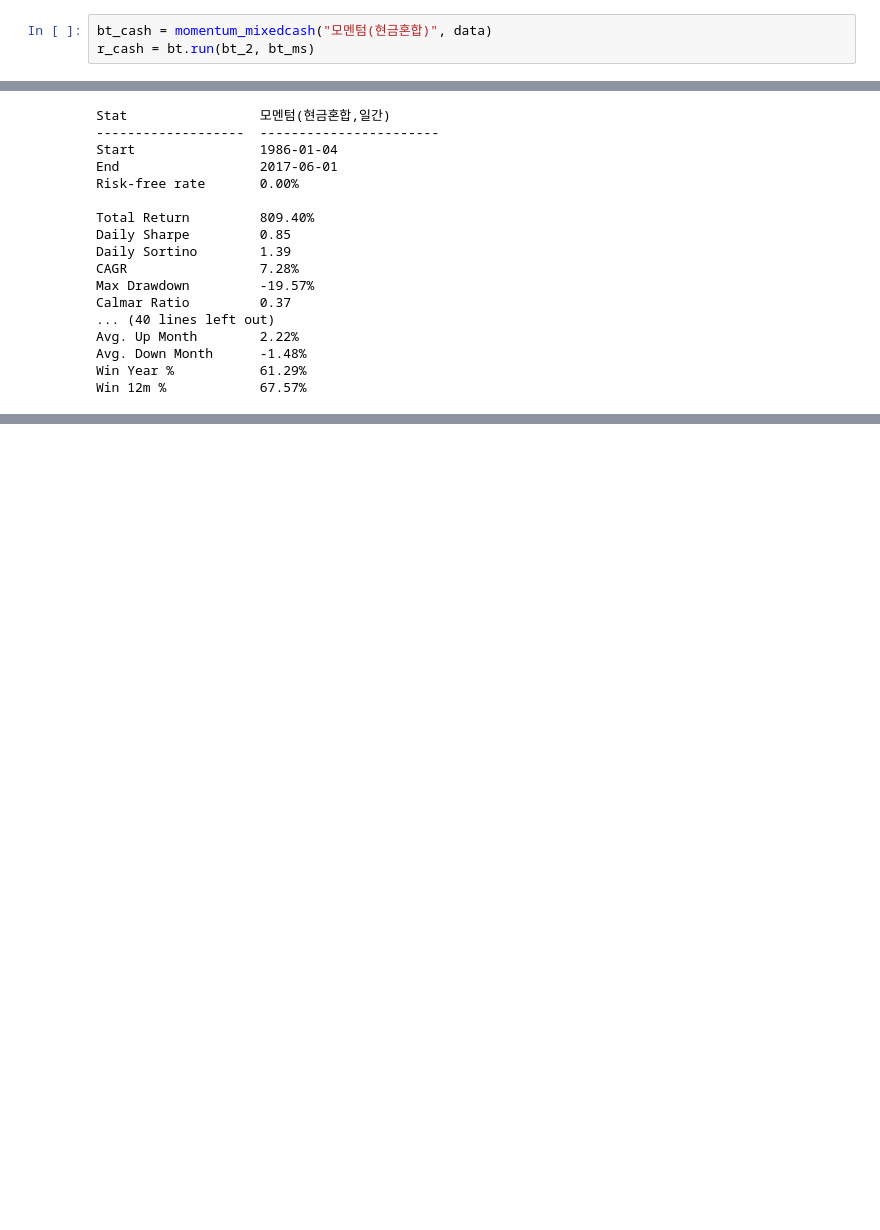
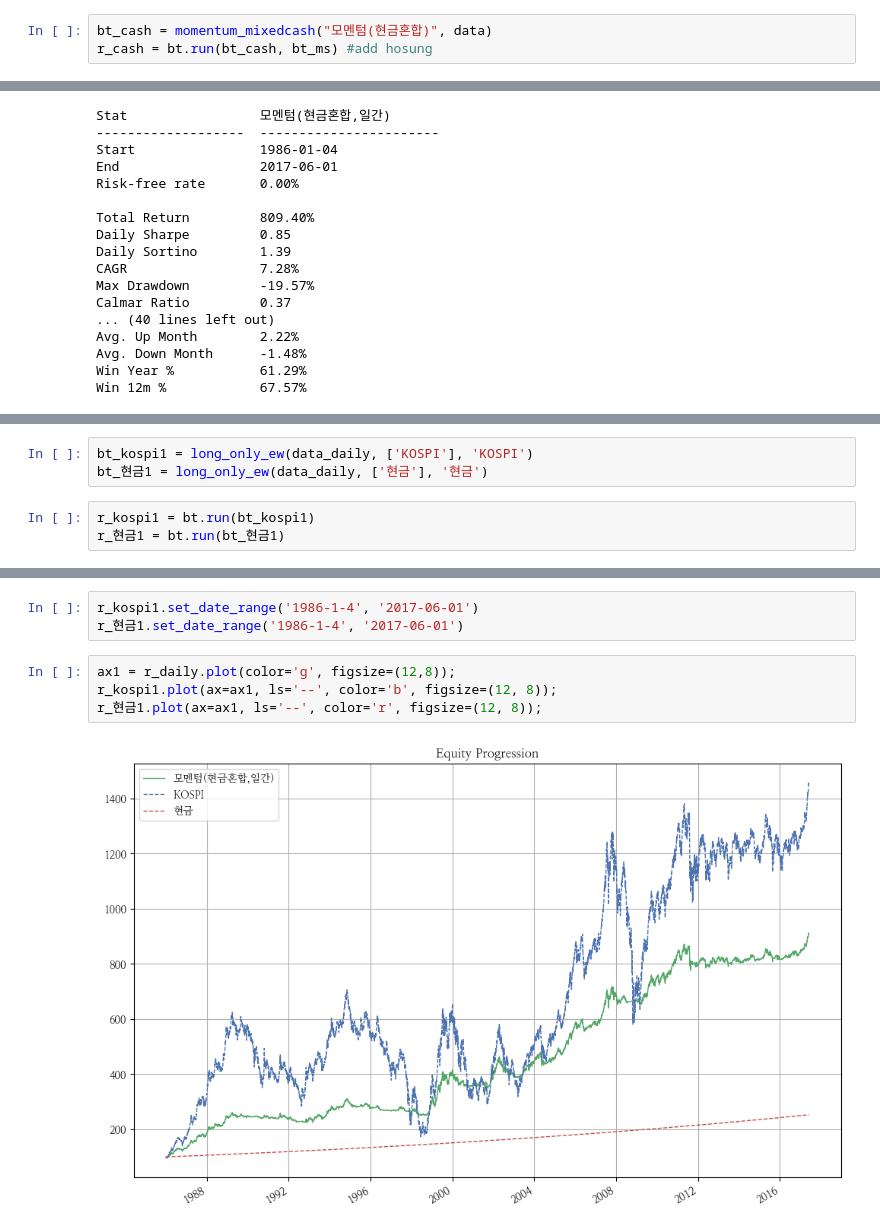
Before and after one commit to hermian/startetf, a Jupyter notebook: 2.26_절대모멘텀_평균모멘텀스코어_현금혼합.ipynb, the cells around one changed output, grey strips where cells are left out. Drawn from its saved outputs; the diff is of its cells as text; blank space fills up the shorter version.

```diff
--- a/2.26_절대모멘텀_평균모멘텀스코어_현금혼합.ipynb
+++ b/2.26_절대모멘텀_평균모멘텀스코어_현금혼합.ipynb
@@ -330,7 +348,7 @@ def momentum_mixedcash(name, data, lags=0, months=12, cash='현금'):
     return test
 # %%
 bt_cash = momentum_mixedcash("모멘텀(현금혼합)", data)
-r_cash = bt.run(bt_2, bt_ms)
+r_cash = bt.run(bt_cash, bt_ms) #add hosung
 # %%
 # 처음과 동일함을 검증(로직)
 r_cash.set_date_range('1986-1-4')
@@ -390,3 +408,9 @@ r_daily.prices['1986-1-4':'2017-06-01'].to_drawdown_series().describe()
 | 50% | -0.058 |
 | 75% | -0.025 |
 | max | 0.000 |
+# %%
+bt_kospi1 = long_only_ew(data_daily, ['KOSPI'], 'KOSPI')
+bt_현금1 = long_only_ew(data_daily, ['현금'], '현금')
+# %%
+r_kospi1 = bt.run(bt_kospi1)
+r_현금1 = bt.run(bt_현금1)
@@ -392,0 +420,9 @@ r_daily.prices['1986-1-4':'2017-06-01'].to_drawdown_series().describe()
+# %%
+r_kospi1.set_date_range('1986-1-4', '2017-06-01')
+r_현금1.set_date_range('1986-1-4', '2017-06-01')
+# %%
+ax1 = r_daily.plot(color='g', figsize=(12,8));
+r_kospi1.plot(ax=ax1, ls='--', color='b', figsize=(12, 8));
+r_현금1.plot(ax=ax1, ls='--', color='r', figsize=(12, 8));
+# %% [output]
+[figure, added]
```
Also changed, not shown: parts of 6 cells of this notebook, 3 other files.
